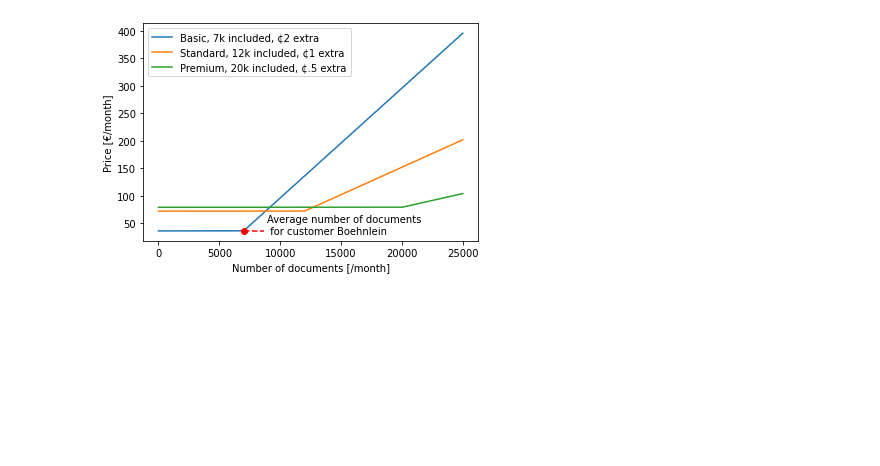
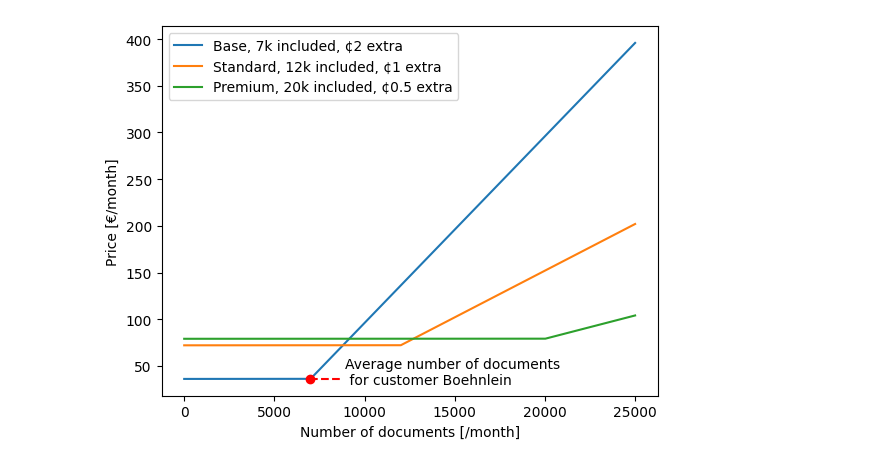
Before and after one commit to jschumme/MBA-Assignments-Code, a Jupyter notebook: Digital Pricing/main.ipynb, the cells around one changed output. Cells and saved outputs as stored; diff of their text form; code cells hidden in the pictures; blank space fills up the shorter version.

```diff
--- a/Digital Pricing/main.ipynb
+++ b/Digital Pricing/main.ipynb
@@ -87,32 +87,32 @@ for i, base_fee in enumerate(base_fees):
 
     unit_prices = []
 
     for n, doc in enumerate(documents_per_month):
         if doc > documents_per_month_included[i]:
             unit_prices.append(base_fee + additional_charges[i] * (n - documents_per_month_included[i]))
         else:
             unit_prices.append(base_fee)
 
     plt.plot(documents_per_month, unit_prices, label=f"Plan {i+1}")
 
 # Add a legend and labels to the plot
-plt.legend(['Basic, 7k included, ¢2 extra', 'Standard, 12k included, ¢1 extra', 'Premium, 20k included, ¢.5 extra', 'Target Revenue'], loc='upper left')
+plt.legend(['Base, 7k included, ¢2 extra', 'Standard, 12k included, ¢1 extra', 'Premium, 20k included, ¢0.5 extra', 'Target Revenue'], loc='upper left')
 plt.xlabel("Number of documents [/month]")
 plt.ylabel("Price [€/month]")
 
 # Add a point to the plot
 plt.plot(7000, 36, 'ro')
 
 # Add a text label to the plot
 plt.text(8900, 30, "Average number of documents\n for customer Boehnlein")
 
 # draw a dotted, diagonal line connecting the point and the text
 plt.plot([7000, 8700], [36, 36], 'r--')
 
 
 
 
 # Show the plot
 plt.show()
 # %% [output]
-[figure, old version]
+[figure, new version]
```
Also changed, not shown: parts of 1 cell of this notebook.
